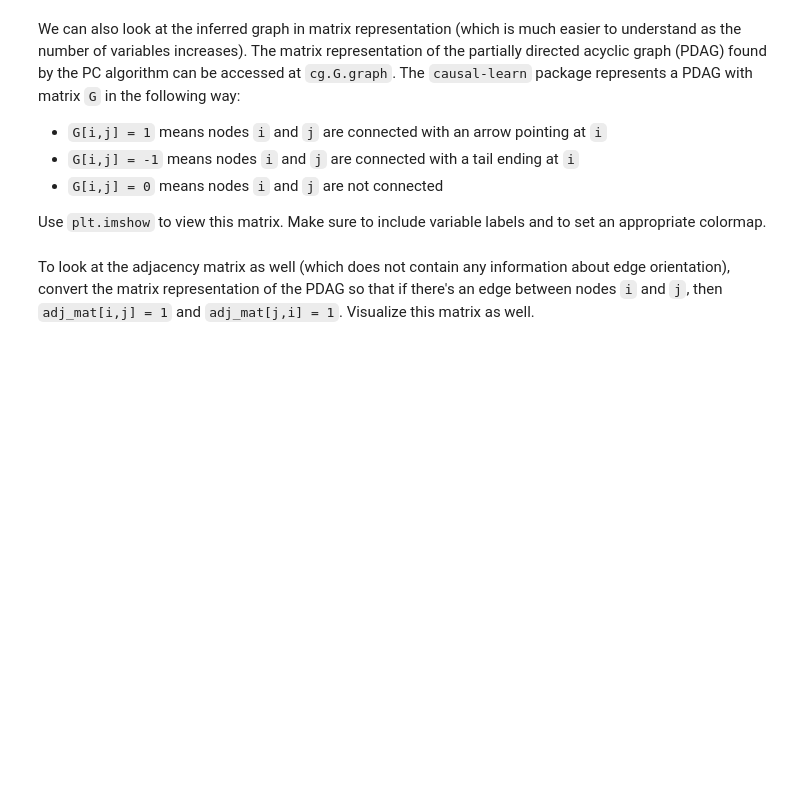
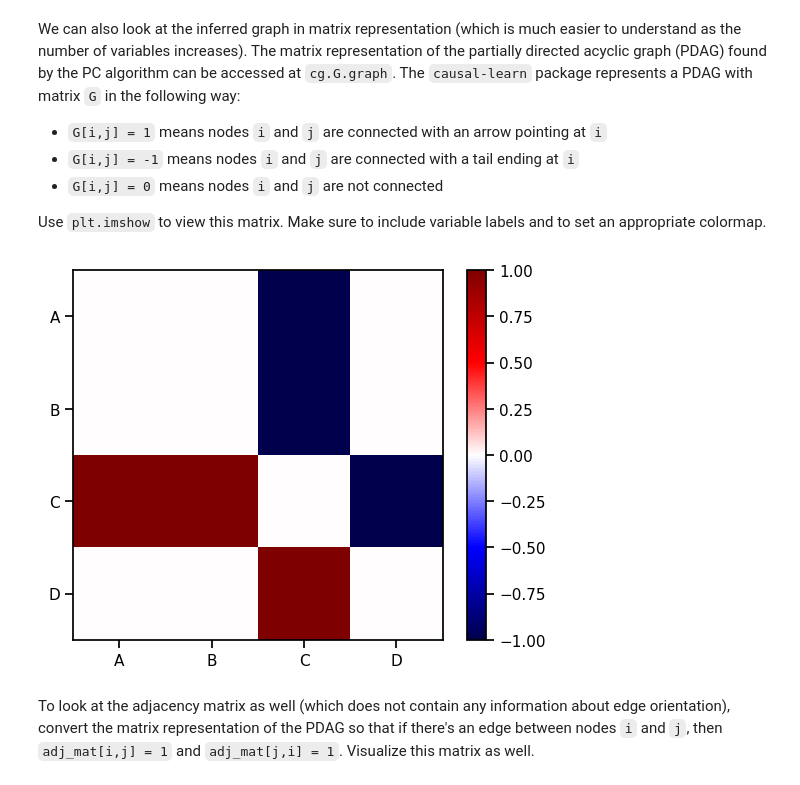
Before and after one commit to JHpusd/CFL_Research, a Jupyter notebook: practice_problems/07_20_23_day9_causal_modeling/code/diy_notebooks/exercise1.ipynb, the cells around one changed output. Drawn from its saved outputs; the diff is of its cells as text; code cells hidden in the pictures; blank space fills up the shorter version.

```diff
--- a/practice_problems/07_20_23_day9_causal_modeling/code/diy_notebooks/exercise1.ipynb
+++ b/practice_problems/07_20_23_day9_causal_modeling/code/diy_notebooks/exercise1.ipynb
@@ -214,3 +215,15 @@ variable labels and to set an appropriate colormap.
+# %%
+# visualize PDAG matrix representation found by algorithm
+pdag_mat = cg.G.graph
+
+plt.imshow(pdag_mat, cmap='seismic', vmin=-1, vmax=1, interpolation='nearest')
+plt.colorbar()
+plt.gca().set_xticks(range(len(var_names)))
+plt.gca().set_yticks(range(len(var_names)))
+_ = plt.gca().set_xticklabels(var_names)
+_ = plt.gca().set_yticklabels(var_names)
+# %% [output]
+[figure, added]
 # %% [markdown]
 To look at the adjacency matrix as well (which does not contain any information
 about edge orientation), convert the matrix representation of the PDAG so that
```
Also changed, not shown: parts of 9 cells of this notebook.
